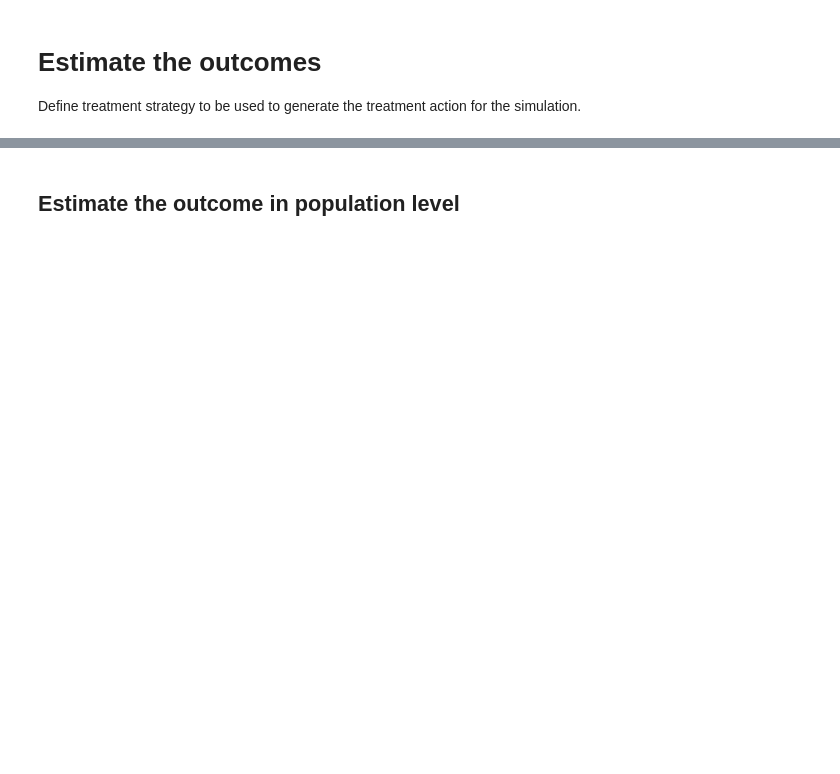
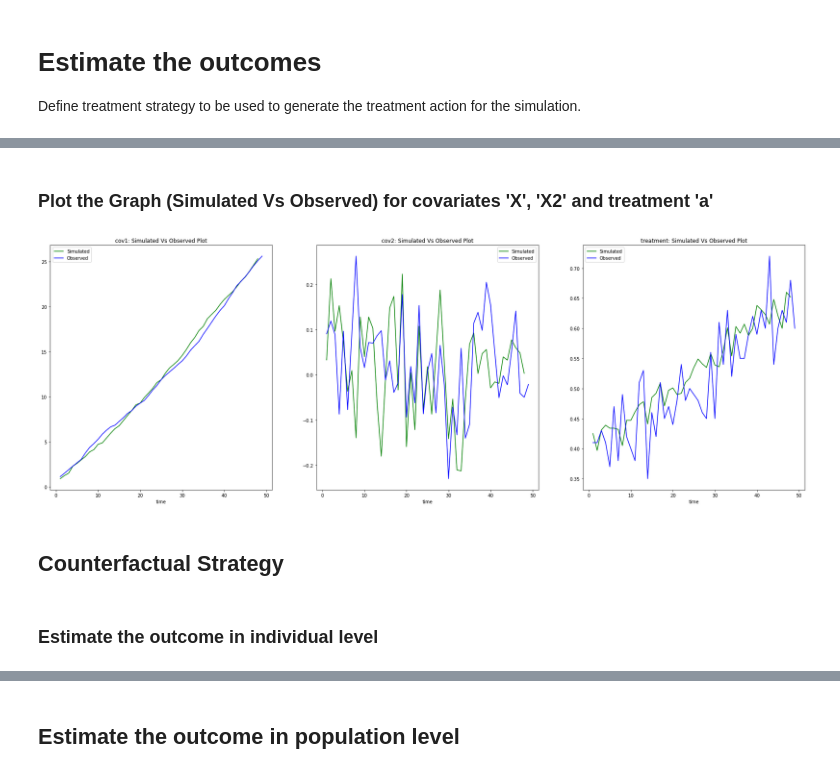
Before and after one commit to pchakraborty1/causallib, a Jupyter notebook: examples/gformula.ipynb, the cells around one changed output, grey strips where cells are left out. Cells and saved outputs as stored; diff of their text form; code cells hidden in the pictures; blank space fills up the shorter version.

```diff
--- a/examples/gformula.ipynb
+++ b/examples/gformula.ipynb
@@ -123,0 +141,13 @@ est_outcome
+# %%
+# a = df_obs[['id', 'A']]
+pop_outcome = gFormula.estimate_population_outcome(X_test,
+                                                   a_test,
+                                                   t=None,
+                                                   y=None,
+                                                   treatment_strategy=treatment_strategy,
+                                                   n_sims=3, #C.DEFAULT_N_SIMS
+                                                   timeline_start=1,
+                                                   n_jobs=C.DEFAULT_N_JOBS
+                                                  )
+pop_outcome.reset_index(inplace=True)
+pop_outcome
@@ -123,0 +182,5 @@ est_outcome
+# %%
+df_obsv_test = X_test.merge(a_test, on=[gFormula.id_col, gFormula.time_col])
+obsv = df_obsv_test.groupby(df_obsv_test[gFormula.time_col]).mean()
+obsv.reset_index(inplace=True)
+obsv
@@ -123,0 +205,17 @@ est_outcome
+# %% [markdown]
+### Plot the Graph (Simulated Vs Observed) for covariates 'X', 'X2' and treatment 'a'
+# %%
+import matplotlib.pyplot as plt
+#Get current axis
+fig, axX = plt.subplots(1, 3, figsize=(30, 10))
+
+for idx, y in enumerate(['cov1', 'cov2', 'treatment']):
+    ax = axX.flatten()[idx]
+    pop_outcome.plot(kind='line', x=gFormula.time_col, y=y, color='green', ax = ax)
+    obsv.iloc[1:, :].plot(kind='line', x=gFormula.time_col, y=y, color='blue', ax = ax)
+    ax.legend(['Simulated', 'Observed'])
+    ax.set_title(f'{y}: Simulated Vs Observed Plot')
+# %% [output]
+[figure, added]
+# %% [markdown]
+## Counterfactual Strategy
@@ -123,0 +230,2 @@ est_outcome
+# %% [markdown]
+### Estimate the outcome in individual level
```
Also changed, not shown: parts of 23 cells of this notebook, 11 other files.
